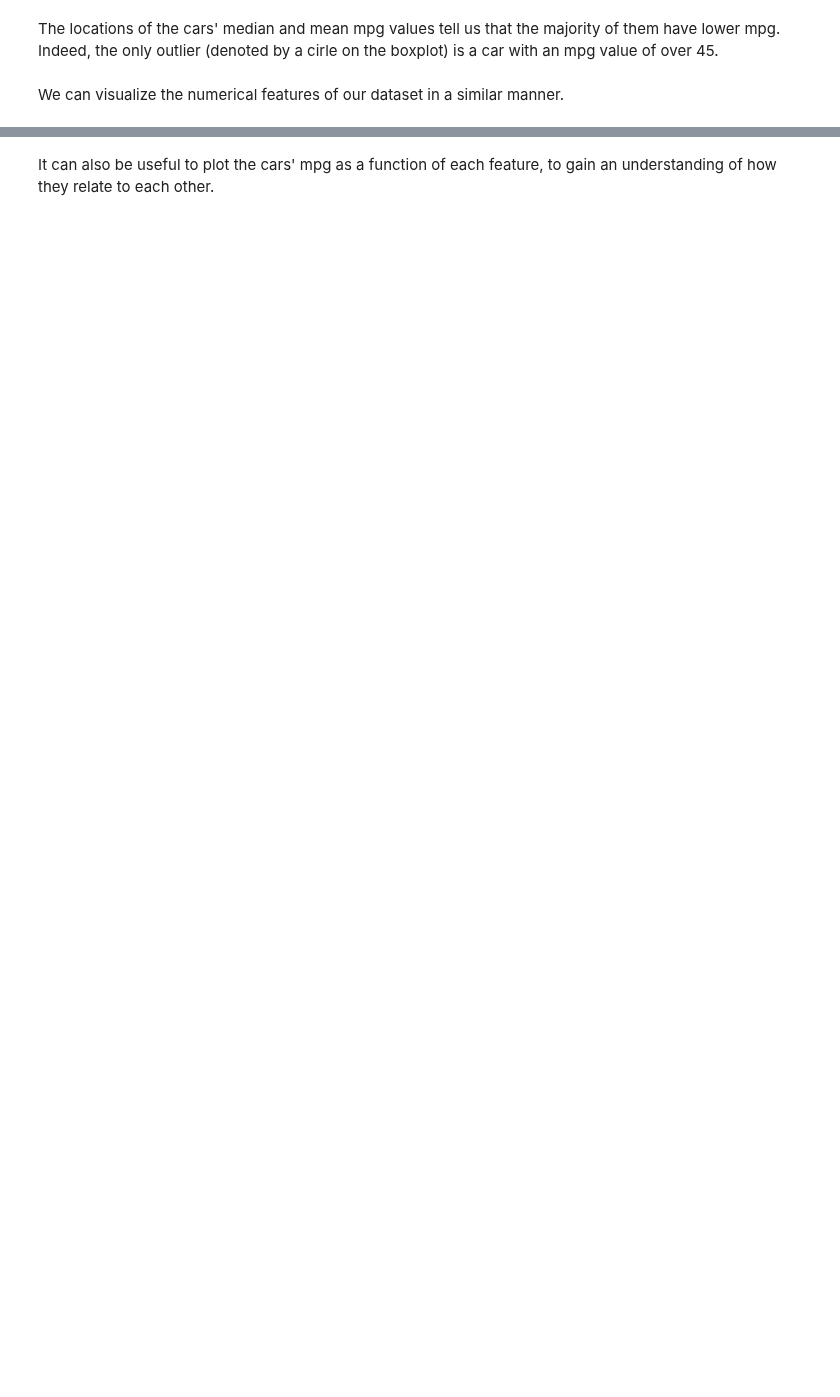
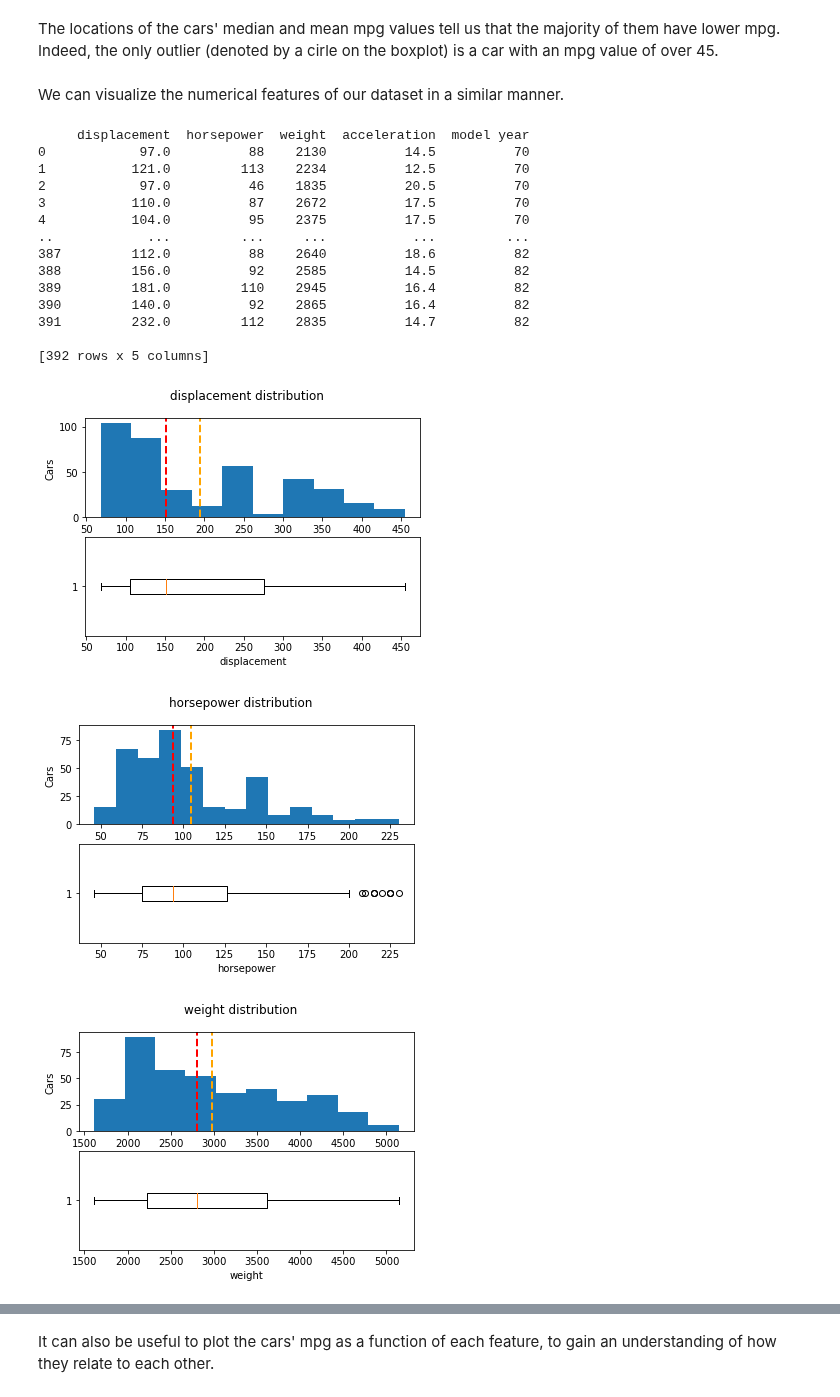
Before and after one commit to MicrosoftDocs/mslearn-introduction-to-machine-learning, a Jupyter notebook: 1a - unit 05.ipynb, the cells around one changed output, grey strips where cells are left out. Saved outputs shown, nothing was run; the diff lists cells and outputs as text; code cells hidden in the pictures; blank space fills up the shorter version.

```diff
--- a/1a - unit 05.ipynb
+++ b/1a - unit 05.ipynb
@@ -59,29 +78,46 @@ We can visualize the numerical features of our dataset in a similar manner.
 # %%
 numerical_features = dataset.iloc[:,2:7]
 print(numerical_features)
 for feature in numerical_features:
 
     %matplotlib inline
 
     xval = numerical_features[feature]
 
     # Create a figure for 2 subplots (2 rows, 1 column)
     fig, ax = graph.subplots(2, 1)
 
     # Plot the histogram
     ax[0].hist(xval, bins='auto')
     ax[0].set_ylabel('Cars')
 
     # Add lines for the mean and median
     ax[0].axvline(xval.mean(), color='orange', linestyle='dashed', linewidth=2)
     ax[0].axvline(xval.median(), color='red', linestyle='dashed', linewidth=2)
 
     # Plot the boxplot
     ax[1].boxplot(xval, vert=False)
     ax[1].set_xlabel(feature)
-    ax[1].set_ylabel('Cars')
 
     # Add a title to the Figure
     fig.suptitle(str(feature)+' distribution')
 
     graph.show()
+# %% [output]
+     displacement  horsepower  weight  acceleration  model year
+0            97.0          88    2130          14.5          70
+1           121.0         113    2234          12.5          70
+2            97.0          46    1835          20.5          70
+3           110.0          87    2672          17.5          70
+4           104.0          95    2375          17.5          70
+..            ...         ...     ...           ...         ...
+387         112.0          88    2640          18.6          82
+388         156.0          92    2585          14.5          82
+389         181.0         110    2945          16.4          82
+390         140.0          92    2865          16.4          82
+391         232.0         112    2835          14.7          82
+
+[392 rows x 5 columns]
+[figure, added]
+[figure, added]
+[figure, added]
```
Also changed, not shown: parts of 8 cells of this notebook.
